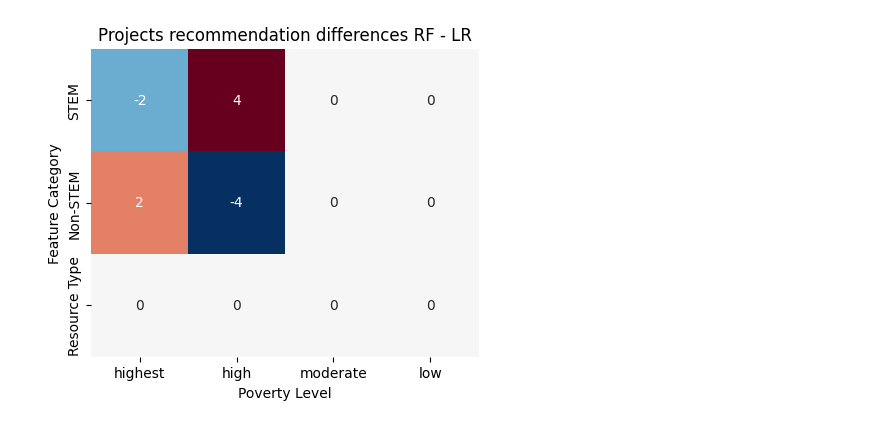
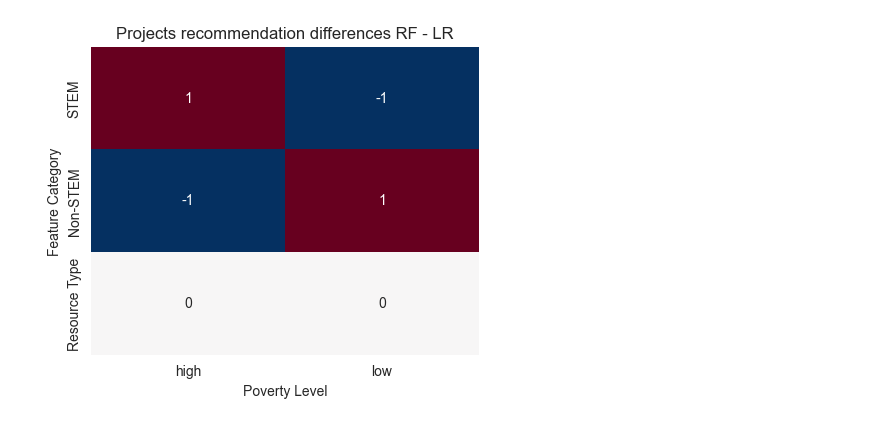
Before and after one commit to luciafang/94889-DonorsChoose, a Jupyter notebook: project/notebooks/recommendation_compared.ipynb, the cells around one changed output. Cells and saved outputs as stored; diff of their text form; code cells hidden in the pictures.

Commit message:
updated recommendation code to low and high with the fixed project_id

```diff
--- a/project/notebooks/recommendation_compared.ipynb
+++ b/project/notebooks/recommendation_compared.ipynb
@@ -78,7 +78,7 @@ Index(['projectid', 'total_price_excluding_optional_support',
       dtype='object')
 # %%
 config = load_config()
-poverty_levels = ["low", "moderate", "high", "highest"]
+poverty_levels = ["low", "high"]
 models = ["random_forest", "logistic_regression"]
 recommendations = {}
 all_recommendations = pd.DataFrame()
@@ -117,7 +117,7 @@ all_recommendations
 # %%
 top_recommendations = {}
 
-poverty_levels = ["low", "moderate", "high", "highest"]
+poverty_levels = ["low", "high"]
 
 for pov_level in poverty_levels:
     pov_column = f"poverty_level_{pov_level} poverty"
@@ -126,7 +126,7 @@ for pov_level in poverty_levels:
     pov_projects = all_recommendations[all_recommendations[pov_column] == 1]
 
     # Set the number of projects to select based on the poverty level
-    top_n = 10 if pov_level in ["high", "highest"] else 3
+    top_n = 10 if pov_level in ["high"] else 3
 
     top_rf = pov_projects.nlargest(top_n, 'proba_random_forest').copy()
     top_recommendations[(pov_level, 'random_forest')] = top_rf
@@ -168,25 +168 @@ top_recommendations[('high', 'random_forest')]['school_metro_urban']
 Name: school_metro_urban, dtype: bool
-# %%
-data = []
-
-for (pov_level, model_type), df in top_recommendations.items():
-    total_students_reached = df['students_reached'].median()
-    data.append({
-        'poverty_level': pov_level,
-        'model_type': model_type,
-        'students_reached': total_students_reached
-    })
-
-# Convert to a DataFrame for Seaborn
-plot_df = pd.DataFrame(data)
-
-# Set up the plot
-plt.figure(figsize=(12, 6))
-sns.barplot(data=plot_df, x='poverty_level', y='students_reached', hue='model_type')
-
-# Customize plot aesthetics
-plt.title('Total Students Reached for Each Model and Poverty Level')
-plt.xlabel('Poverty Level')
-plt.ylabel('Total Students Reached')
-plt.legend(title='Model Type')
-plt.show()
@@ -216,7 +190,7 @@ feature_categories = {
     'Resource Type': [col for col in all_recommendations.columns if col.startswith('resource_type_')],
 }
 
-poverty_levels = ["low", "moderate", "high", "highest"]
+poverty_levels = ["low", "high"]
 
 heatmap_data = []
 
@@ -224,32 +198,32 @@ for pov_level in poverty_levels:
     for category, features in feature_categories.items():
         rf_log_diff = (top_recommendations[(pov_level, 'random_forest')][features].sum() - top_recommendations[(pov_level, 'logistic_regression')][features].sum())
         # pov_data = all_recommendations[all_recommendations[f'poverty_level_{pov_level} poverty'] == 1]
         # rf_log_diff = pov_data['proba_random_forest'] - pov_data['proba_logistic_regression']
 
         sum_diff = rf_log_diff.sum()  # Mean difference in funding probability for this category
 
         heatmap_data.append({
             'poverty_level': pov_level,
             'feature_category': category,
             'total_difference': sum_diff
         })
 
 heatmap_df = pd.DataFrame(heatmap_data)
 
-poverty_level_order = ["highest", "high", "moderate", "low"]
+poverty_level_order = ["high", "low"]
 feature_category_order = ["STEM", "Non-STEM", "Resource Type"]
 heatmap_pivot = heatmap_df.pivot(index="feature_category", columns="poverty_level", values="total_difference")
 heatmap_pivot = heatmap_pivot.reindex(index=feature_category_order, columns=poverty_level_order)
 
 plt.figure(figsize=(5, 4))
 sns.heatmap(heatmap_pivot,
             # cmap = 'rocket',
             cmap ='RdBu_r',
             cbar=False,
             annot=True, center=0)
 plt.title('Projects recommendation differences RF - LR')
 plt.xlabel('Poverty Level')
 plt.ylabel('Feature Category')
 plt.savefig('../outputs/recommendation_difference_heatmap.png', format='png', dpi=300, bbox_inches='tight')
 # %% [output]
-[figure, old version]
+[figure, new version]
```
Also changed, not shown: parts of 7 cells of this notebook, 5 other files.
